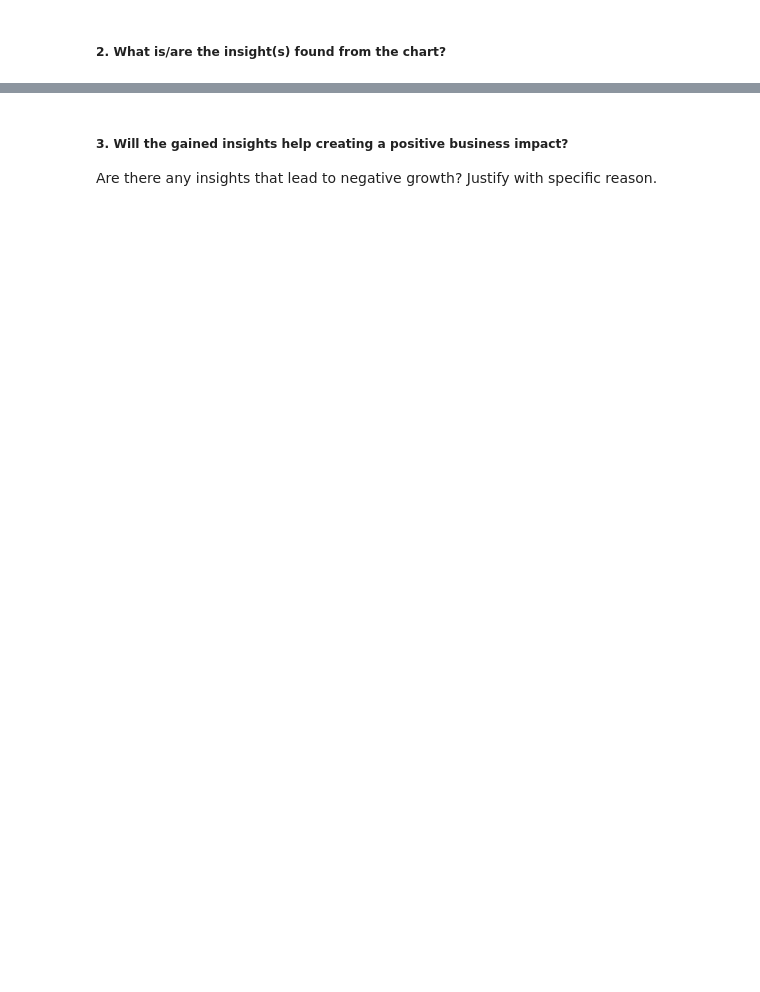
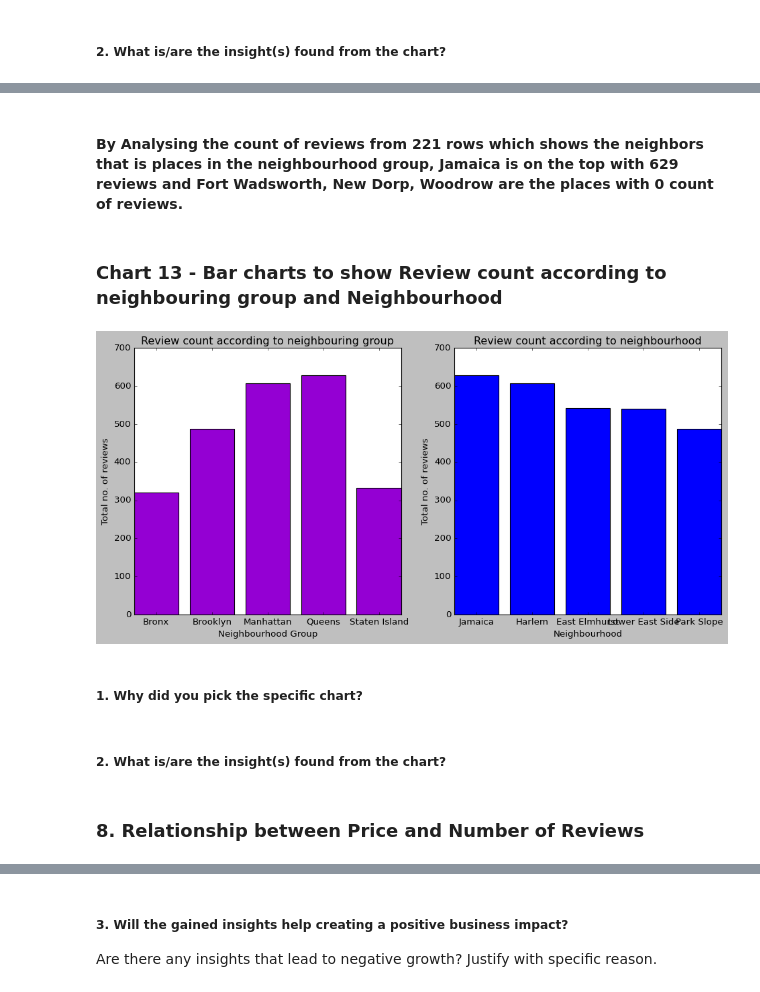
Before and after one commit to Pranita1994/EDA_Project, a Jupyter notebook: AirBnb_Bookings_Analysis.ipynb, the cells around one changed output, grey strips where cells are left out. Drawn from its saved outputs; the diff is of its cells as text; code cells hidden in the pictures; blank space fills up the shorter version.

```diff
--- a/AirBnb_Bookings_Analysis.ipynb
+++ b/AirBnb_Bookings_Analysis.ipynb
@@ -654,0 +726,3 @@ Answer Here
+# %%
+area_reviews = df.groupby(['neighbourhood_group'])['number_of_reviews'].max().reset_index()
+area_reviews
@@ -654,0 +738,4 @@ Answer Here
+# %%
+area_review_count = df.groupby(['neighbourhood'])['number_of_reviews'].max().reset_index()
+review_neighbour = area_review_count.sort_values(by = 'number_of_reviews',ascending = False)
+review_neighbour
@@ -654,0 +756,29 @@ Answer Here
+# %% [markdown]
+<h4> By Analysing the count of reviews from 221 rows which shows the neighbors that is places in the neighbourhood group, Jamaica is on the top with 629 reviews and Fort Wadsworth, New Dorp, Woodrow are the places with 0 count of reviews.</h4>
+# %% [markdown]
+<h3> Chart 13 - Bar charts to show Review count according to neighbouring group and Neighbourhood </h3>
+# %%
+top_5_neighbourhoods = review_neighbour.head(5)
+
+plt.figure(figsize=(12,6))
+plt.subplot(1,2,1)
+plt.title('Review count according to neighbouring group')
+plt.bar(area_reviews['neighbourhood_group'],area_reviews['number_of_reviews'], color = 'darkviolet')
+plt.xlabel('Neighbourhood Group')
+plt.ylabel('Total no. of reviews')
+
+plt.subplot(1,2,2)
+plt.title('Review count according to neighbourhood')
+plt.bar(top_5_neighbourhoods['neighbourhood'],top_5_neighbourhoods['number_of_reviews'])
+plt.xlabel('Neighbourhood')
+plt.ylabel('Total no. of reviews')
+plt.tight_layout()
+plt.show()
+# %% [output]
+[figure, added]
+# %% [markdown]
+##### 1. Why did you pick the specific chart?
+# %% [markdown]
+##### 2. What is/are the insight(s) found from the chart?
+# %% [markdown]
+<h3> 8. Relationship between Price and Number of Reviews
```
Also changed, not shown: parts of 187 cells of this notebook.
